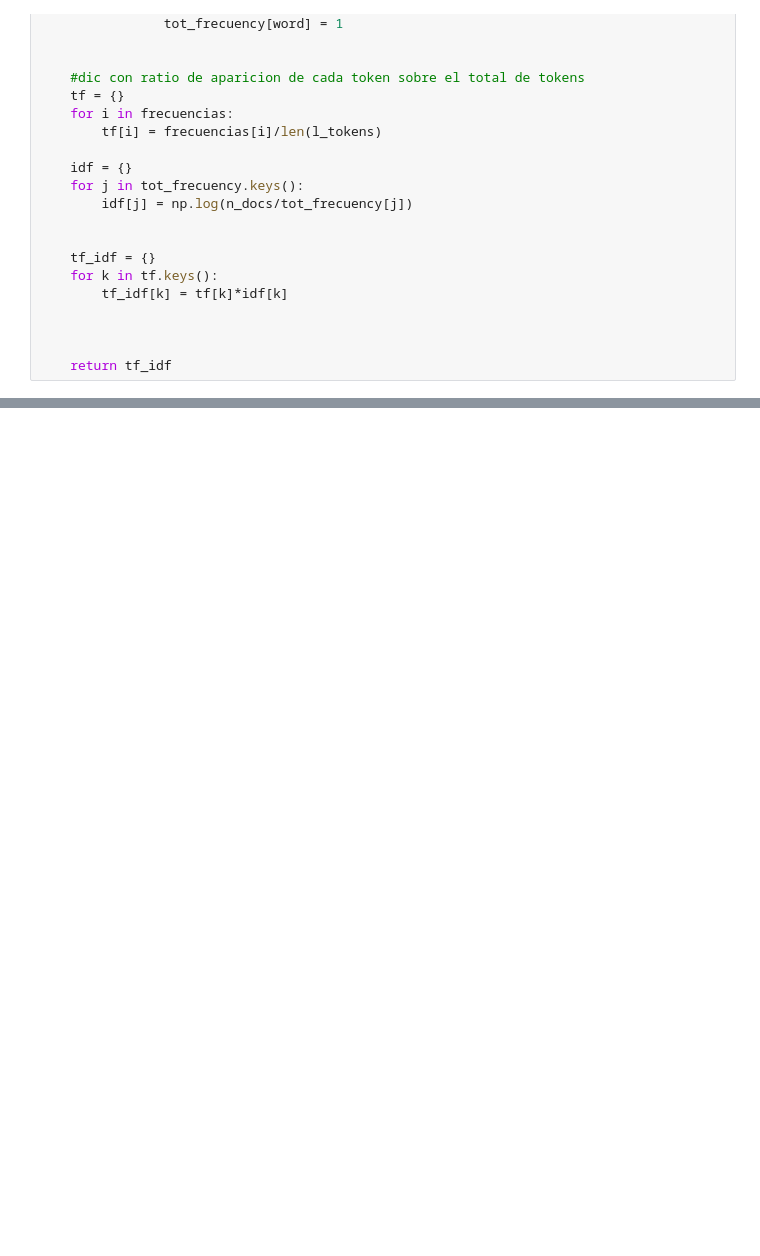
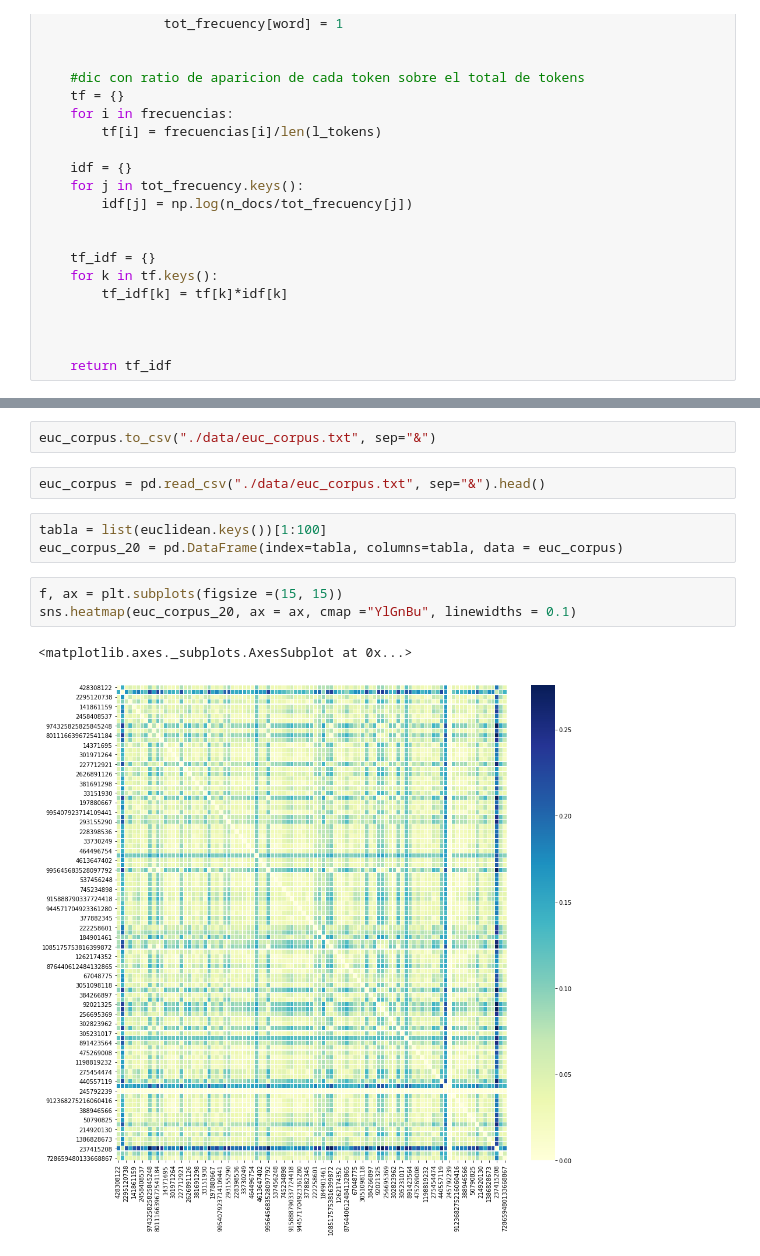
Before and after one commit to RoundU/RoundU, a Jupyter notebook: W2V on Twitter Data.ipynb, the cells around one changed output, grey strips where cells are left out. Drawn from its saved outputs; the diff is of its cells as text; blank space fills up the shorter version.

```diff
--- a/W2V on Twitter Data.ipynb
+++ b/W2V on Twitter Data.ipynb
@@ -472,0 +422,13 @@ print(datetime.datetime.now().time())
+# %%
+euc_corpus.to_csv("./data/euc_corpus.txt", sep="&")
+# %%
+euc_corpus = pd.read_csv("./data/euc_corpus.txt", sep="&").head()
+# %%
+tabla = list(euclidean.keys())[1:100]
+euc_corpus_20 = pd.DataFrame(index=tabla, columns=tabla, data = euc_corpus)
+# %%
+f, ax = plt.subplots(figsize =(15, 15))
+sns.heatmap(euc_corpus_20, ax = ax, cmap ="YlGnBu", linewidths = 0.1)
+# %% [output]
+<matplotlib.axes._subplots.AxesSubplot at 0x...>
+[figure, added]
```
Also changed, not shown: parts of 45 cells of this notebook, 2 other files.
